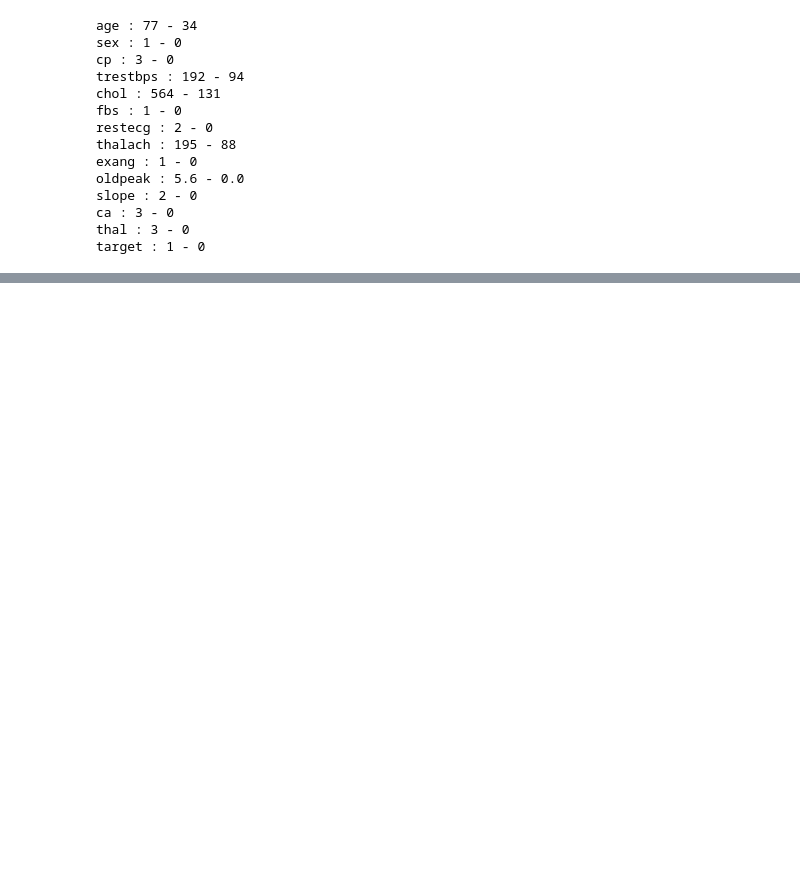
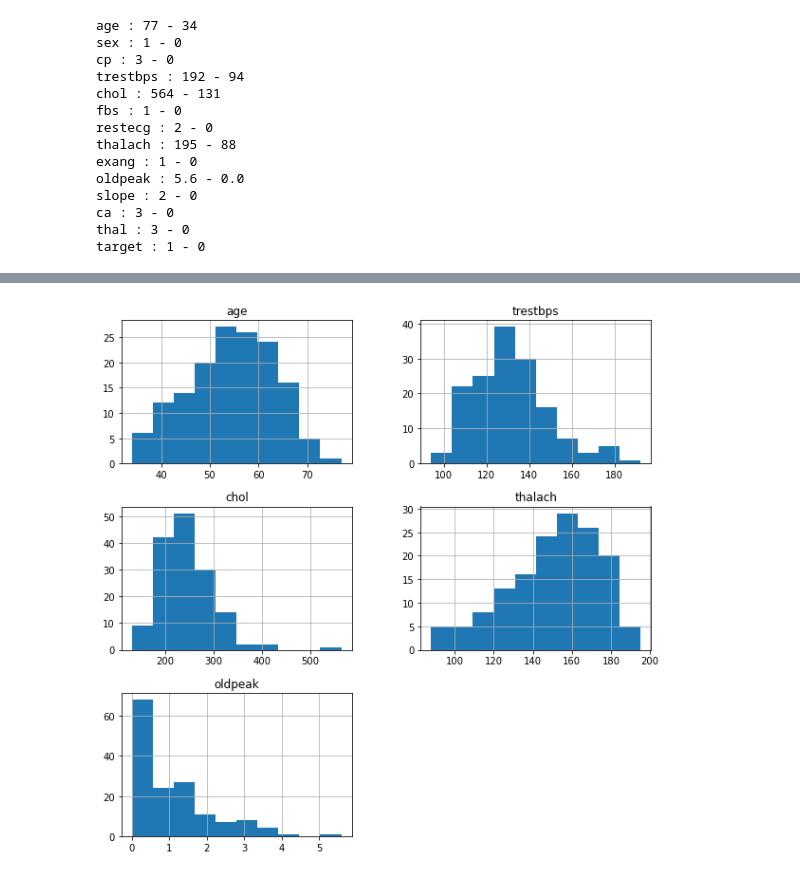
Before and after one commit to Douggy91/Practice-1, a Jupyter notebook: heart_LR.ipynb, the cells around one changed output, grey strips where cells are left out. Drawn from its saved outputs; the diff is of its cells as text; code cells hidden in the pictures; blank space fills up the shorter version.

```diff
--- a/heart_LR.ipynb
+++ b/heart_LR.ipynb
@@ -169,0 +83,5 @@ target : 1 - 0
+# %%
+train_df[['age', 'trestbps', 'chol', 'thalach', 'oldpeak']].hist(figsize=(10, 10))
+plt.show()
+# %% [output]
+[figure, added]
```
Also changed, not shown: parts of 31 cells of this notebook.
